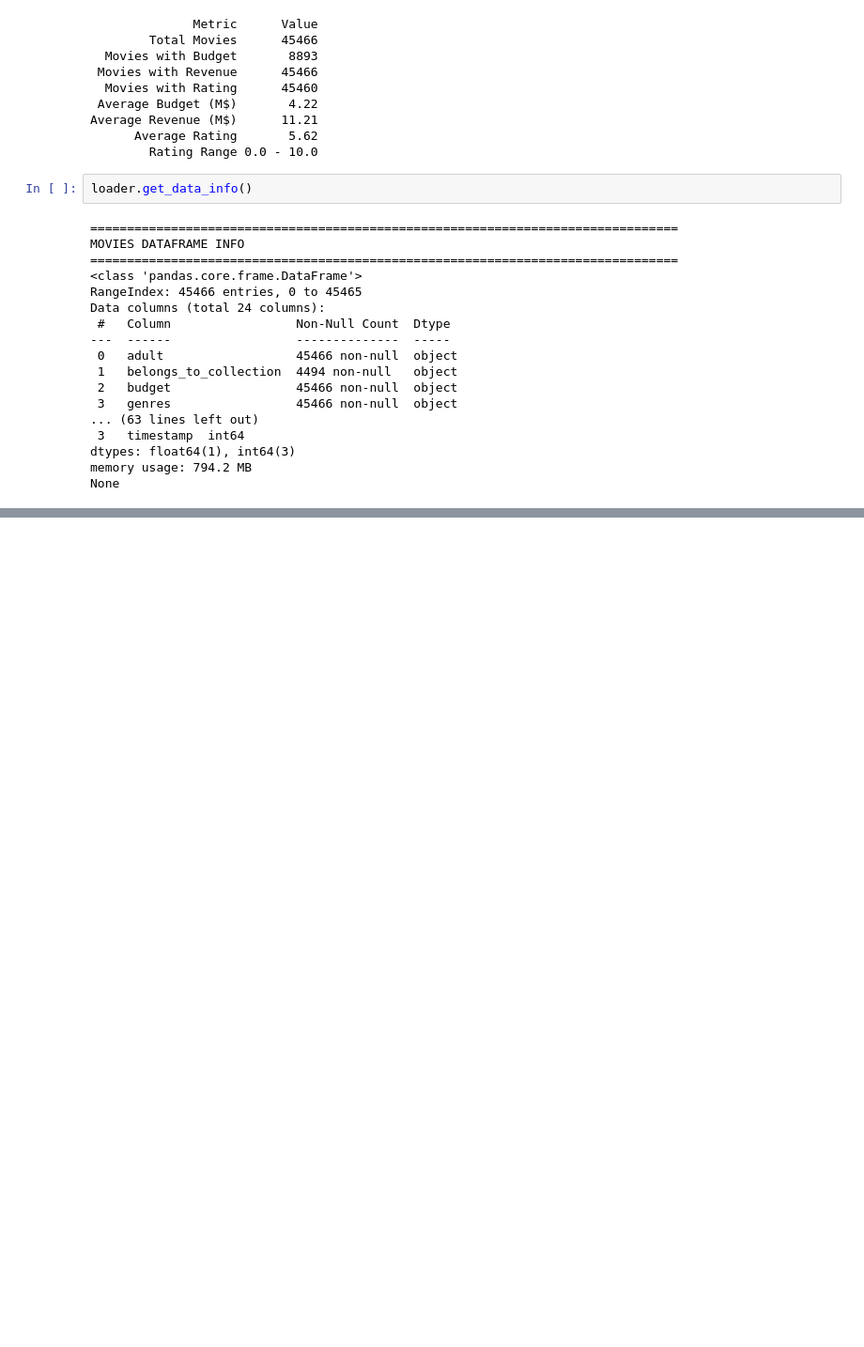
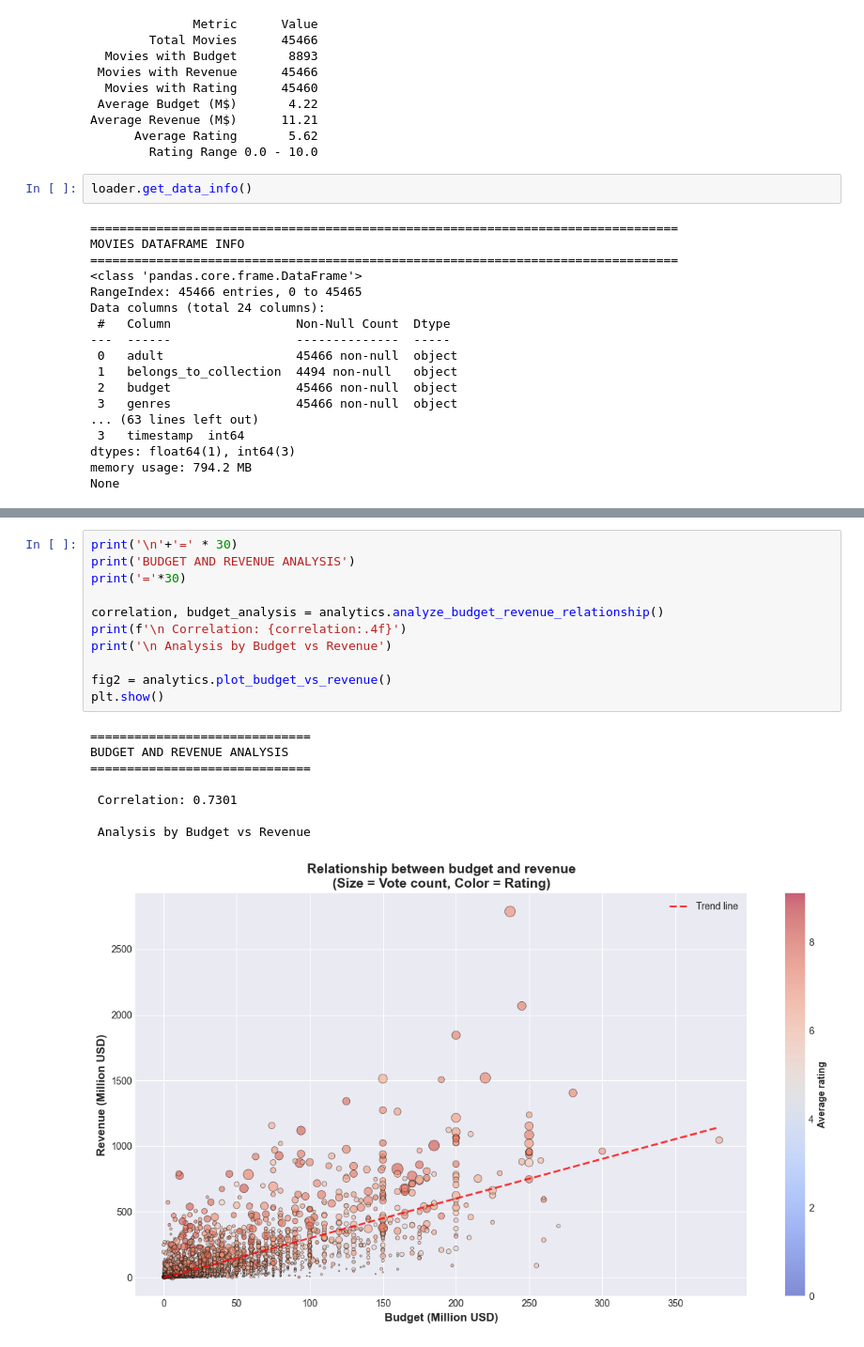
Before and after one commit to dmphuongdoan/Python-Project-DSE, a Jupyter notebook: project.ipynb, the cells around one changed output, grey strips where cells are left out. Shown at 94% size. Cells and saved outputs as stored; diff of their text form; blank space fills up the shorter version.

```diff
--- a/project.ipynb
+++ b/project.ipynb
@@ -72,0 +118,20 @@ print(f'Clean data:')
+# %%
+print('\n'+'=' * 30)
+print('BUDGET AND REVENUE ANALYSIS')
+print('='*30)
+
+correlation, budget_analysis = analytics.analyze_budget_revenue_relationship()
+print(f'\n Correlation: {correlation:.4f}')
+print('\n Analysis by Budget vs Revenue')
+
+fig2 = analytics.plot_budget_vs_revenue()
+plt.show()
+# %% [output]
+==============================
+BUDGET AND REVENUE ANALYSIS
+==============================
+
+ Correlation: 0.7301
+
+ Analysis by Budget vs Revenue
+[figure, added]
```
Also changed, not shown: parts of 11 cells of this notebook.
